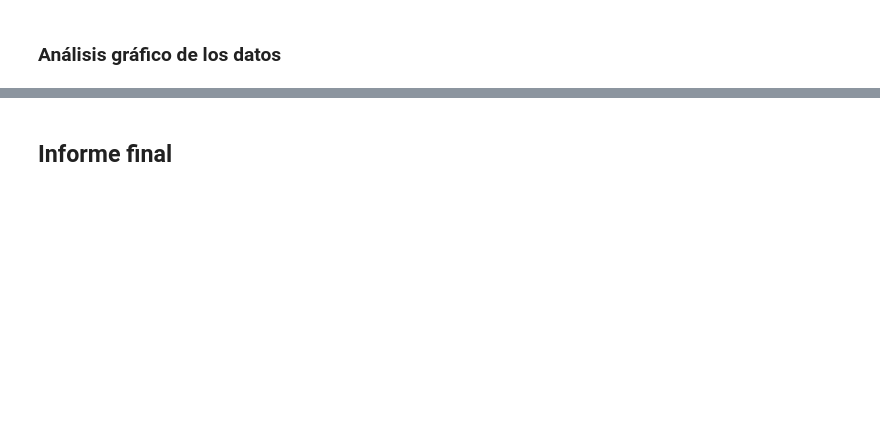
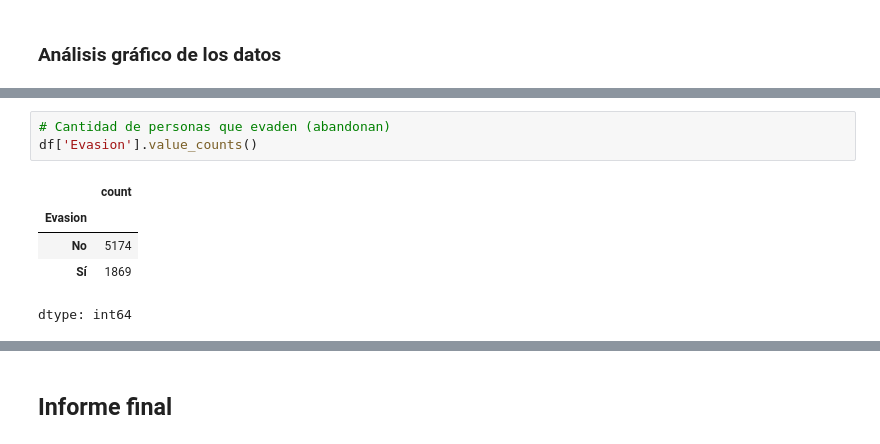
Before and after one commit to DanielRaiicHu/TelecomX, a Jupyter notebook: TelecomX.ipynb, the cells around one changed output, grey strips where cells are left out. Cells and saved outputs as stored; diff of their text form; blank space fills up the shorter version.

```diff
--- a/TelecomX.ipynb
+++ b/TelecomX.ipynb
@@ -467,0 +483,9 @@ df.describe()
+# %%
+# Cantidad de personas que evaden (abandonan)
+df['Evasion'].value_counts()
+# %% [output]
+|  | count |
+| Evasion |  |
+| No | 5174 |
+| Sí | 1869 |
+dtype: int64
```
Also changed, not shown: parts of 9 cells of this notebook.
